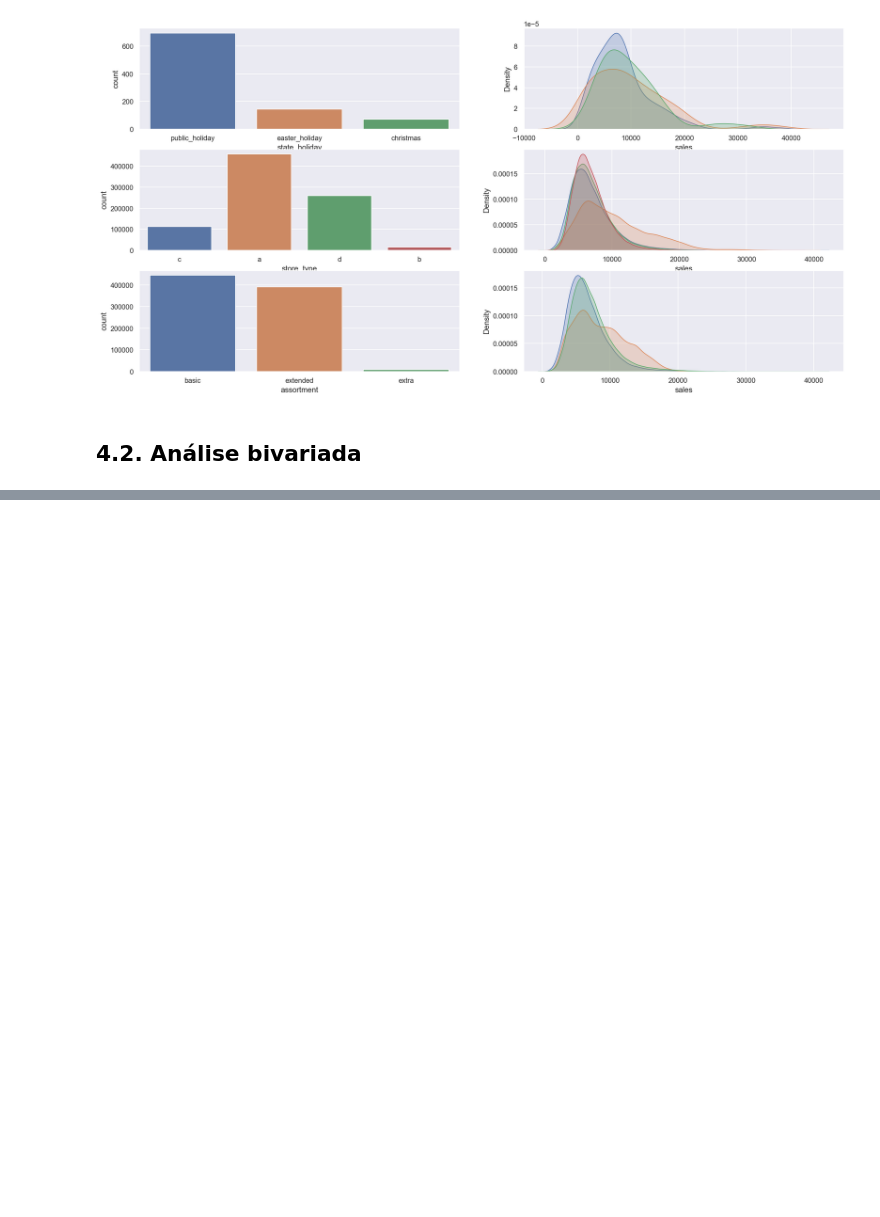
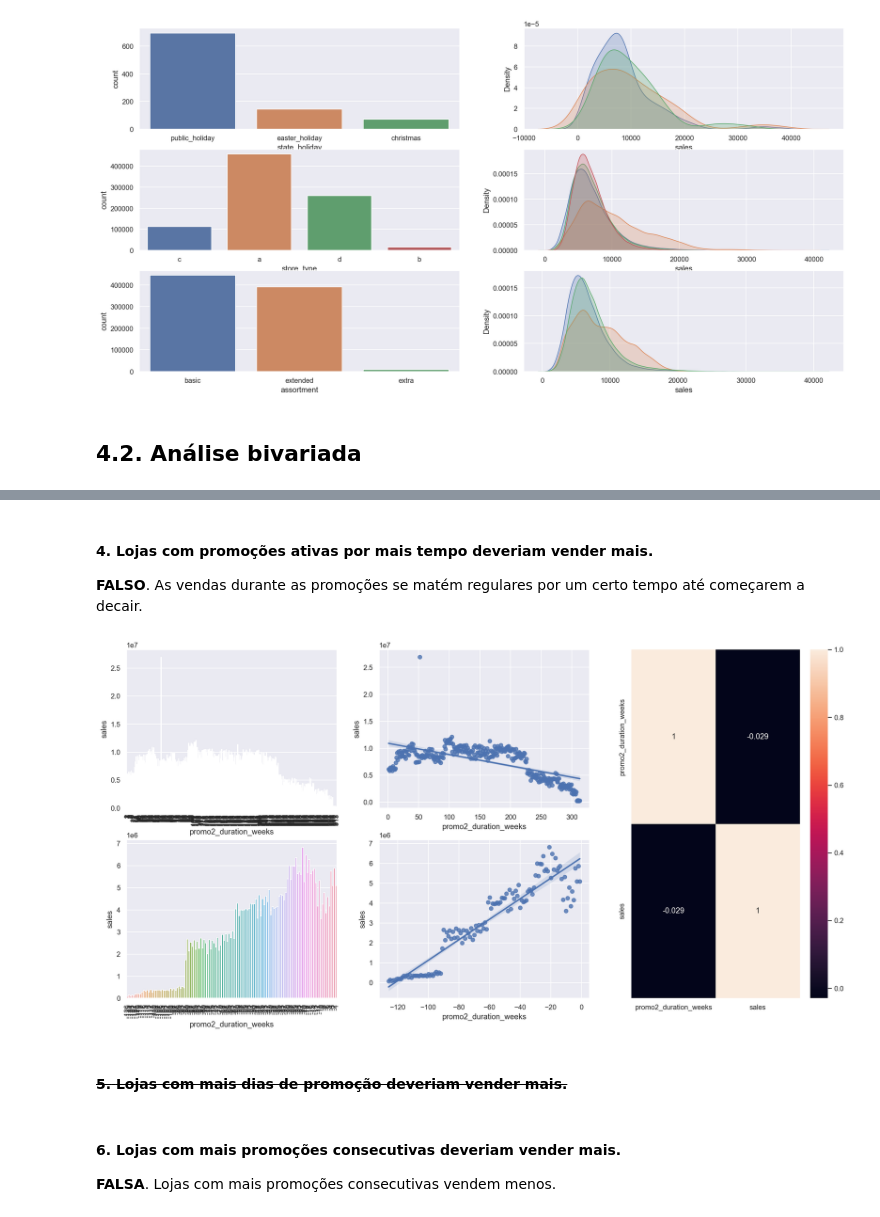
Before and after one commit to hfpmatheus/rossmann_store_sales, a Jupyter notebook: analise_exploratoria.ipynb, the cells around one changed output, grey strips where cells are left out. Cells and saved outputs as stored; diff of their text form; code cells hidden in the pictures; blank space fills up the shorter version.

```diff
--- a/analise_exploratoria.ipynb
+++ b/analise_exploratoria.ipynb
@@ -491,0 +492,33 @@ sns.heatmap( aux2.corr( method = 'pearson' ), annot=True);
+# %% [markdown]
+#### **4.** Lojas com promoções ativas por mais tempo deveriam vender mais.
+**FALSO**. As vendas durante as promoções se matém regulares por um certo tempo até começarem a decair.
+# %%
+aux1 = df4[[ 'promo2_duration_weeks', 'sales' ]].groupby( 'promo2_duration_weeks' ).sum().reset_index()
+
+grid = GridSpec( 2, 3 )
+
+plt.subplot( grid[ 0, 0 ] )
+aux2 = aux1[aux1[ 'promo2_duration_weeks' ] > 0] # promoção estendida
+sns.barplot( x = 'promo2_duration_weeks', y = 'sales', data = aux2 );
+plt.xticks( rotation = 90 );
+
+plt.subplot( grid[ 0, 1 ] )
+sns.regplot( x = 'promo2_duration_weeks', y = 'sales', data = aux2 );
+
+plt.subplot( grid[ 1, 0 ] )
+aux3 = aux1[aux1[ 'promo2_duration_weeks' ] < 0] # promoção regular
+sns.barplot( x = 'promo2_duration_weeks', y = 'sales', data = aux3);
+plt.xticks( rotation = 90 );
+
+plt.subplot( grid[ 1, 1] )
+sns.regplot( x = 'promo2_duration_weeks', y = 'sales', data = aux3 );
+
+plt.subplot( grid[ :,2] )
+sns.heatmap( aux1.corr( method = 'pearson' ), annot=True );
+# %% [output]
+[figure, added]
+# %% [markdown]
+#### <s>**5.** Lojas com mais dias de promoção deveriam vender mais.</s>
+# %% [markdown]
+#### **6.** Lojas com mais promoções consecutivas deveriam vender mais.
+**FALSA**. Lojas com mais promoções consecutivas vendem menos.
```
Also changed, not shown: parts of 28 cells of this notebook.
